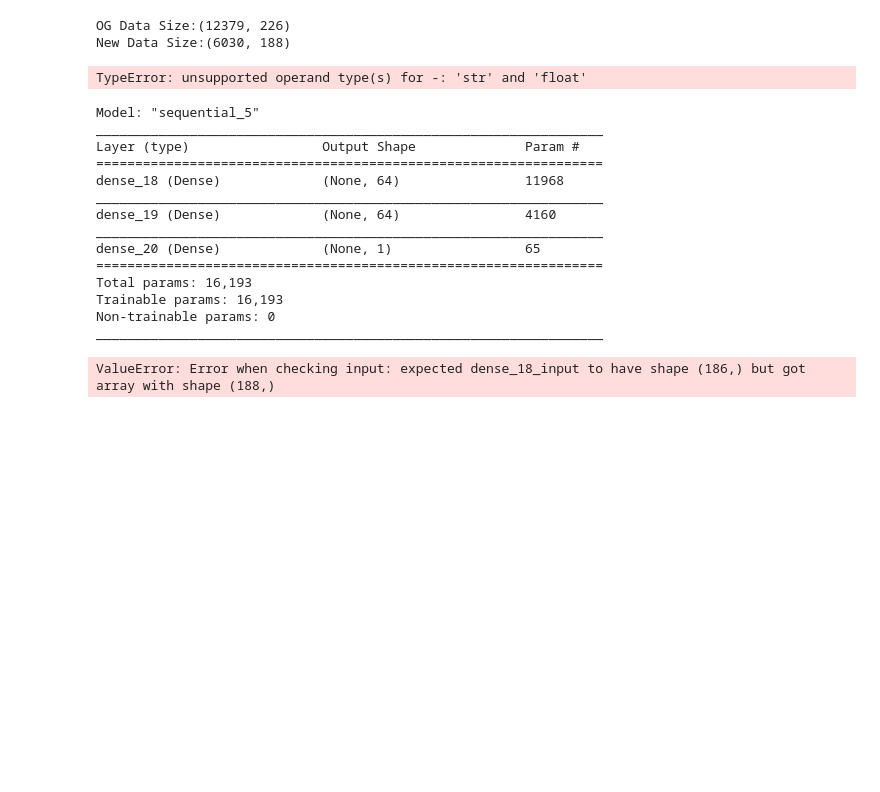
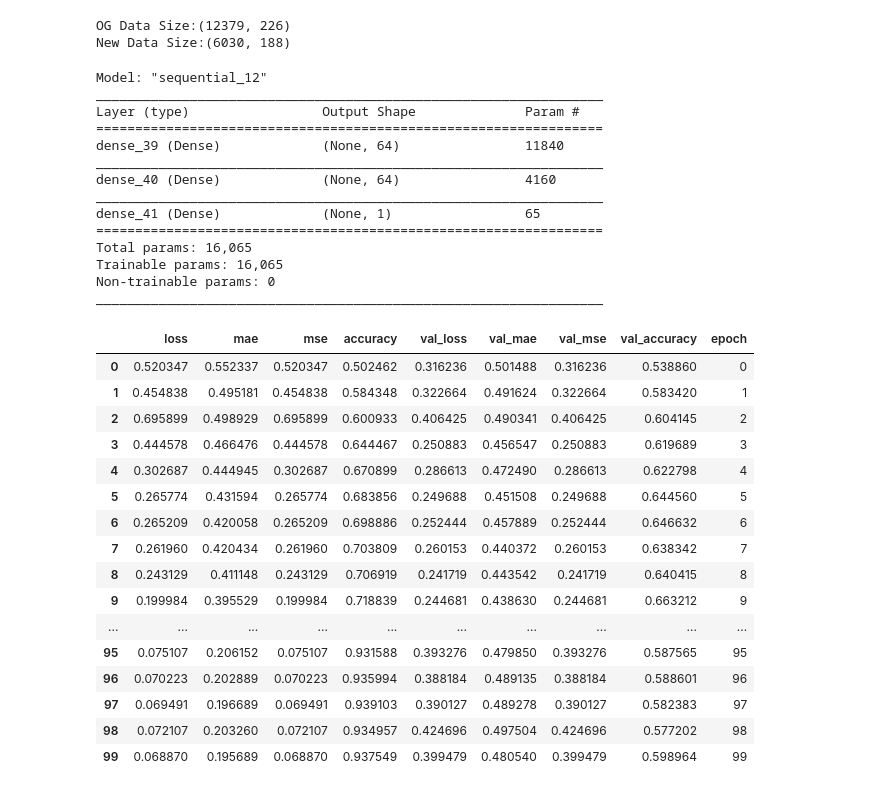
Before and after one commit to TiffanyVPhan/ML-Kaggle, a Jupyter notebook: Comp 2/nn.ipynb, the cells around one changed output. Cells and saved outputs as stored; diff of their text form; code cells hidden in the pictures; blank space fills up the shorter version.

```diff
--- a/Comp 2/nn.ipynb
+++ b/Comp 2/nn.ipynb
@@ -51,10 +51,9 @@ test_label = test_df.pop('Buy')
 # Normalizing Data
 def norm(x):
     return (x - train_stats['mean']) / train_stats['std']
-normed_train_data = norm(train_dataset)
-normed_test_data = norm(test_dataset)
+
+normed_train_data = norm(train_df)
+normed_test_data = norm(test_df)
-# %% [output]
-TypeError: unsupported operand type(s) for -: 'str' and 'float'
 # %%
 def build_model():
     model = keras.Sequential([
@@ -63,32 +62,57 @@ def build_model():
         layers.Dense(1)
     ])
 
-    optimizer = tf.keras.optimizers.RMSprop(0.001)
+    optimizer = tf.keras.optimizers.Adam(
+                    learning_rate=0.001, beta_1=0.9, beta_2=0.999, epsilon=1e-07, amsgrad=False,
+                    name='Adam')
 
     model.compile(loss='mse',
                 optimizer=optimizer,
-                metrics=['mae', 'mse'])
+                metrics=['mae', 'mse', 'accuracy'])
     return model
 
 model = build_model()
 model.summary()
-
-example_batch = normed_train_data[:10]
-example_result = model.predict(example_batch)
-example_result
 # %% [output]
-Model: "sequential_5"
+Model: "sequential_12"
 _________________________________________________________________
 Layer (type)                 Output Shape              Param #
 =================================================================
-dense_18 (Dense)             (None, 64)                11968
+dense_39 (Dense)             (None, 64)                11840
 _________________________________________________________________
-dense_19 (Dense)             (None, 64)                4160
+dense_40 (Dense)             (None, 64)                4160
 _________________________________________________________________
-dense_20 (Dense)             (None, 1)                 65
+dense_41 (Dense)             (None, 1)                 65
 =================================================================
-Total params: 16,193
-Trainable params: 16,193
+Total params: 16,065
+Trainable params: 16,065
 Non-trainable params: 0
 _________________________________________________________________
-ValueError: Error when checking input: expected dense_18_input to have shape (186,) but got array with shape (188,)
+# %%
+EPOCHS = 100
+
+history = model.fit(
+  normed_train_data, train_labels,
+  epochs=EPOCHS, validation_split = 0.2, verbose=0,)
+# %%
+hist = pd.DataFrame(history.history)
+hist['epoch'] = history.epoch
+hist
+# %% [output]
+|  | loss | mae | mse | accuracy | val_loss | val_mae | val_mse | val_accuracy | epoch |
+| 0 | 0.520347 | 0.552337 | 0.520347 | 0.502462 | 0.316236 | 0.501488 | 0.316236 | 0.538860 | 0 |
+| 1 | 0.454838 | 0.495181 | 0.454838 | 0.584348 | 0.322664 | 0.491624 | 0.322664 | 0.583420 | 1 |
+| 2 | 0.695899 | 0.498929 | 0.695899 | 0.600933 | 0.406425 | 0.490341 | 0.406425 | 0.604145 | 2 |
+| 3 | 0.444578 | 0.466476 | 0.444578 | 0.644467 | 0.250883 | 0.456547 | 0.250883 | 0.619689 | 3 |
+| 4 | 0.302687 | 0.444945 | 0.302687 | 0.670899 | 0.286613 | 0.472490 | 0.286613 | 0.622798 | 4 |
+| 5 | 0.265774 | 0.431594 | 0.265774 | 0.683856 | 0.249688 | 0.451508 | 0.249688 | 0.644560 | 5 |
+| 6 | 0.265209 | 0.420058 | 0.265209 | 0.698886 | 0.252444 | 0.457889 | 0.252444 | 0.646632 | 6 |
+| 7 | 0.261960 | 0.420434 | 0.261960 | 0.703809 | 0.260153 | 0.440372 | 0.260153 | 0.638342 | 7 |
+| 8 | 0.243129 | 0.411148 | 0.243129 | 0.706919 | 0.241719 | 0.443542 | 0.241719 | 0.640415 | 8 |
+| 9 | 0.199984 | 0.395529 | 0.199984 | 0.718839 | 0.244681 | 0.438630 | 0.244681 | 0.663212 | 9 |
+| ... | ... | ... | ... | ... | ... | ... | ... | ... | ... |
+| 95 | 0.075107 | 0.206152 | 0.075107 | 0.931588 | 0.393276 | 0.479850 | 0.393276 | 0.587565 | 95 |
+| 96 | 0.070223 | 0.202889 | 0.070223 | 0.935994 | 0.388184 | 0.489135 | 0.388184 | 0.588601 | 96 |
+| 97 | 0.069491 | 0.196689 | 0.069491 | 0.939103 | 0.390127 | 0.489278 | 0.390127 | 0.582383 | 97 |
+| 98 | 0.072107 | 0.203260 | 0.072107 | 0.934957 | 0.424696 | 0.497504 | 0.424696 | 0.577202 | 98 |
+| 99 | 0.068870 | 0.195689 | 0.068870 | 0.937549 | 0.399479 | 0.480540 | 0.399479 | 0.598964 | 99 |
```
Also changed, not shown: parts of 2 cells of this notebook.
